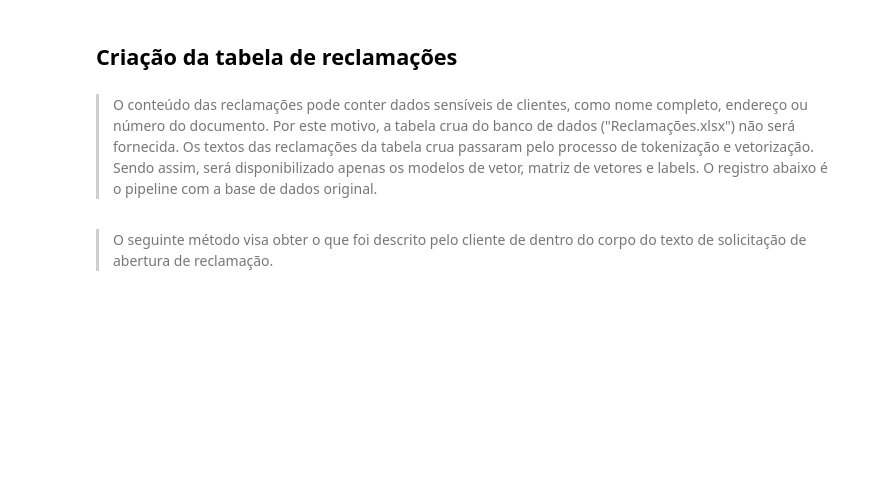
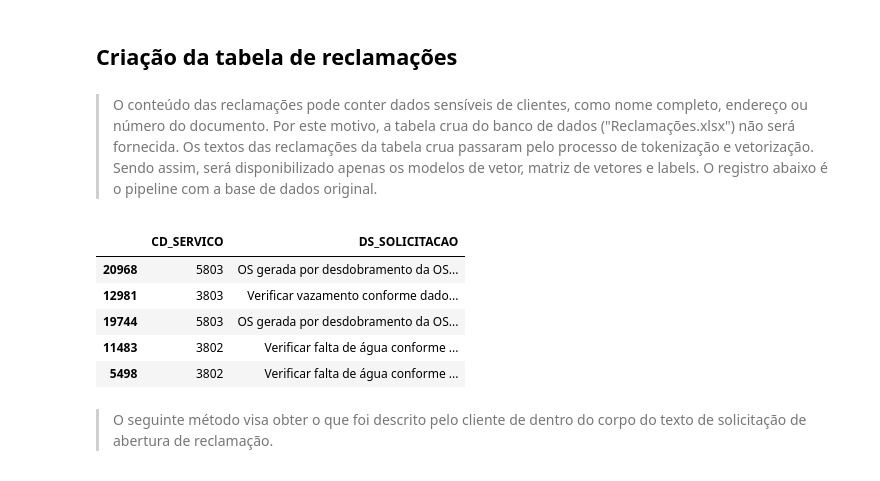
Before and after one commit to afkhoffmann/ML_NLP_PUC, a Jupyter notebook: Classificação_de_reclamações_com_Machine_Learning_e_NLP.ipynb, the cells around one changed output. Drawn from its saved outputs; the diff is of its cells as text; code cells hidden in the pictures; blank space fills up the shorter version.

```diff
--- a/Classificação_de_reclamações_com_Machine_Learning_e_NLP.ipynb
+++ b/Classificação_de_reclamações_com_Machine_Learning_e_NLP.ipynb
@@ -63,3 +36,12 @@ df_reclamacoes2.head()
+# %%
+df_reclamacoes.sample(5)
+# %% [output]
+|  | CD_SERVICO | DS_SOLICITACAO |
+| 20968 | 5803 | OS gerada por desdobramento da OS... |
+| 12981 | 3803 | Verificar vazamento conforme dado... |
+| 19744 | 5803 | OS gerada por desdobramento da OS... |
+| 11483 | 3802 | Verificar falta de água conforme ... |
+| 5498 | 3802 | Verificar falta de água conforme ... |
 # %% [markdown]
 > O seguinte método visa obter o que foi descrito pelo cliente de dentro do corpo do texto de solicitação de abertura de reclamação.
 # %%
```
Also changed, not shown: parts of 4 cells of this notebook.
